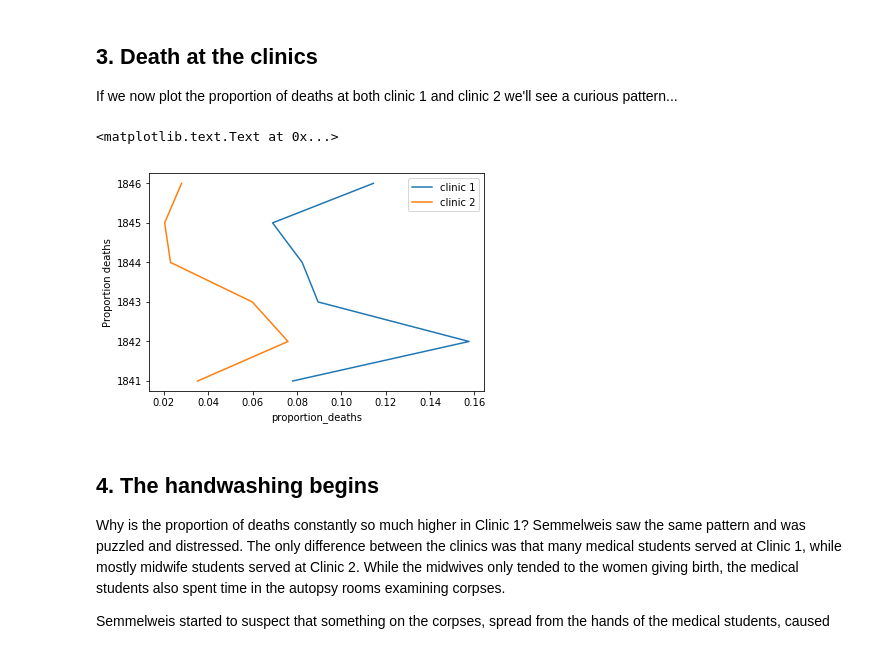
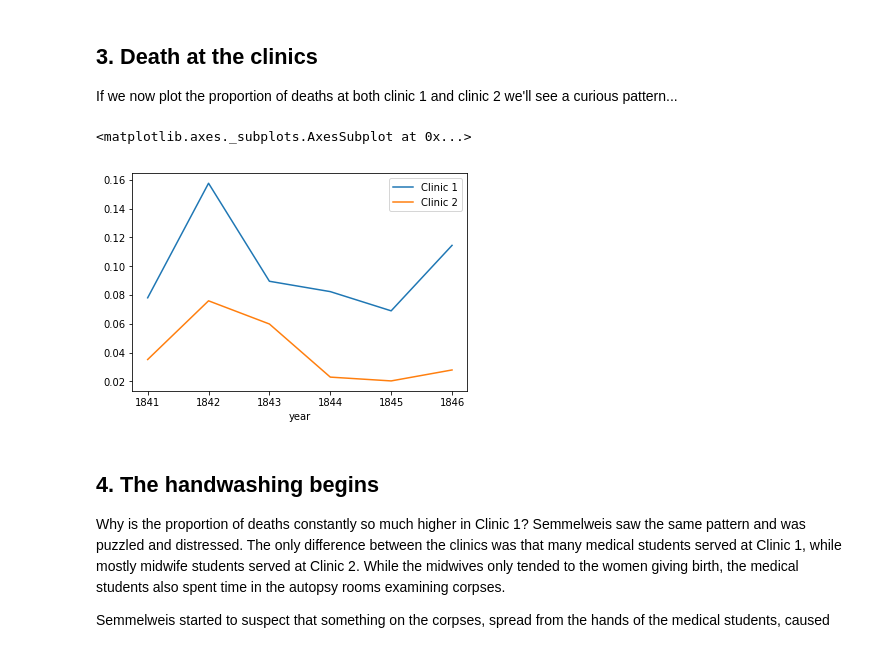
Before and after one commit to p-s-vishnu/Documents, a Jupyter notebook: Jupyter notebook/Dr. Semmelweis and the discovery of handwashing/notebook.ipynb, the cells around one changed output. Saved outputs shown, nothing was run; the diff lists cells and outputs as text; code cells hidden in the pictures.

```diff
--- a/Jupyter notebook/Dr. Semmelweis and the discovery of handwashing/notebook.ipynb
+++ b/Jupyter notebook/Dr. Semmelweis and the discovery of handwashing/notebook.ipynb
@@ -57,14 +43,14 @@ print(yearly1)
 # %%
 # This makes plots appear in the notebook
 %matplotlib inline
 
 # Plot yearly proportion of deaths at the two clinics
-ax = yearly1.plot(x='proportion_deaths', y='year', label='clinic 1')
-yearly2.plot(x='proportion_deaths', y='year', label='clinic 2',ax=ax)
+ax = yearly1.plot(x='year', y='proportion_deaths', label='Clinic 1')
+yearly2.plot(x='year', y='proportion_deaths', label='Clinic 2',ax=ax)
 ax.set_ylabel("Proportion deaths")
 # %% [output]
-<matplotlib.text.Text at 0x...>
+<matplotlib.axes._subplots.AxesSubplot at 0x...>
-[figure, old version]
+[figure, new version]
 # %% [markdown]
 ## 4. The handwashing begins
 <p>Why is the proportion of deaths constantly so much higher in Clinic 1? Semmelweis saw the same pattern and was puzzled and distressed. The only difference between the clinics was that many medical students served at Clinic 1, while mostly midwife students served at Clinic 2. While the midwives only tended to the women giving birth, the medical students also spent time in the autopsy rooms examining corpses. </p>
```
Also changed, not shown: parts of 4 cells of this notebook, 2 other files.
